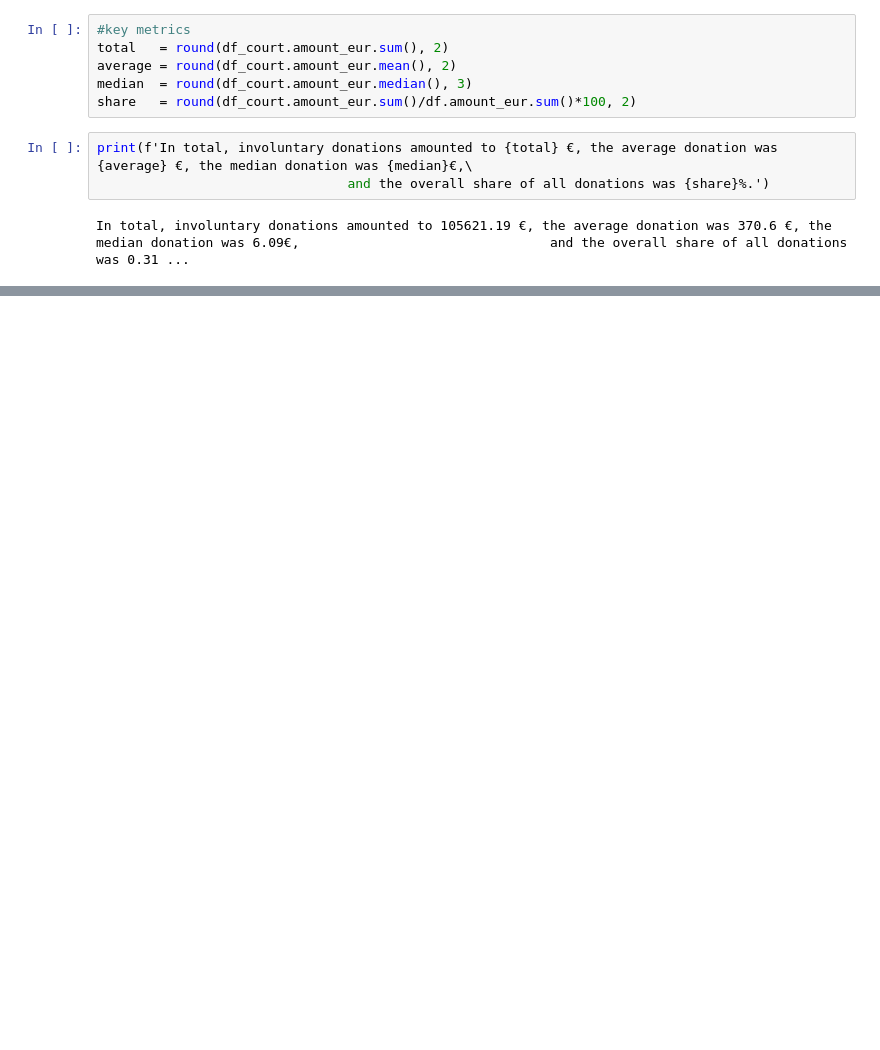
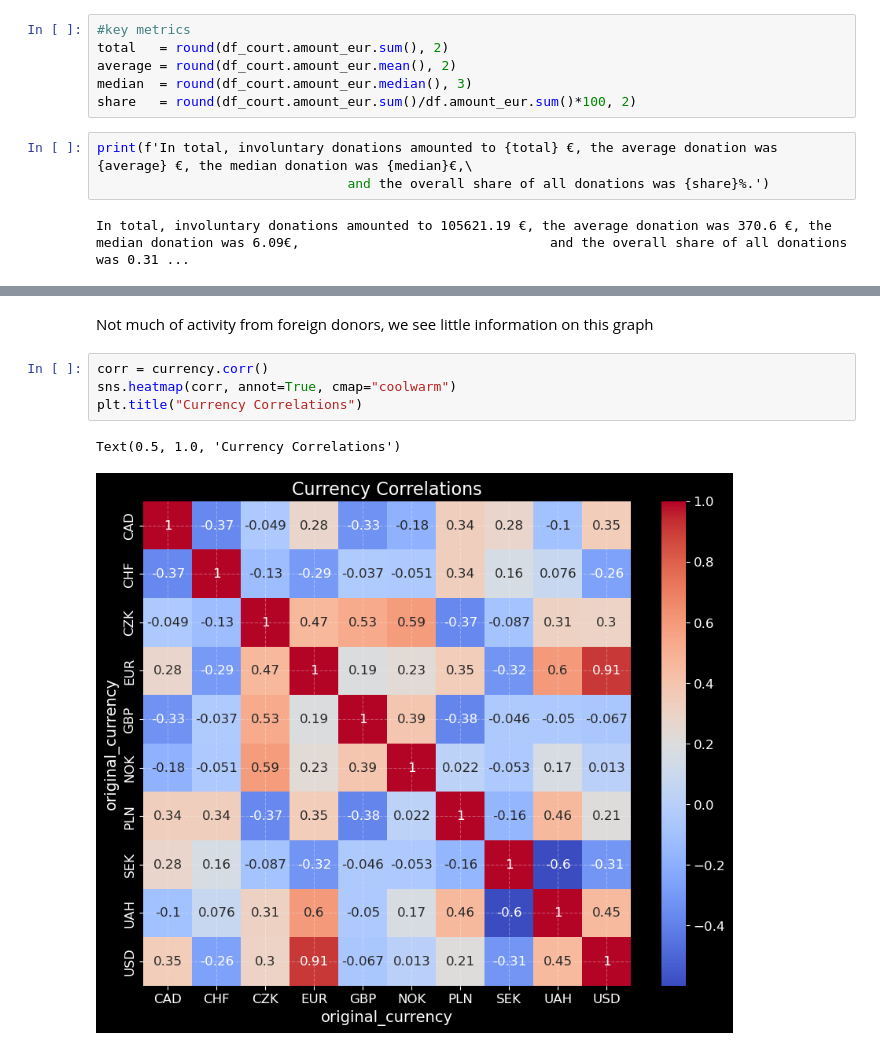
Before and after one commit to Gipnokrolik/ua-aid-intelligence-hub, a Jupyter notebook: notebooks/grassroots_funding_analisys.ipynb, the cells around one changed output, grey strips where cells are left out. Drawn from its saved outputs; the diff is of its cells as text; blank space fills up the shorter version.

```diff
--- a/notebooks/grassroots_funding_analisys.ipynb
+++ b/notebooks/grassroots_funding_analisys.ipynb
@@ -655,0 +721,9 @@ As we can see, the share of all donations is very low (0.31%), which is even bel
+# %% [markdown]
+Not much of activity from foreign donors, we see little information on this graph
+# %%
+corr = currency.corr()
+sns.heatmap(corr, annot=True, cmap="coolwarm")
+plt.title("Currency Correlations")
+# %% [output]
+Text(0.5, 1.0, 'Currency Correlations')
+[figure, added]
```
Also changed, not shown: parts of 34 cells of this notebook.
